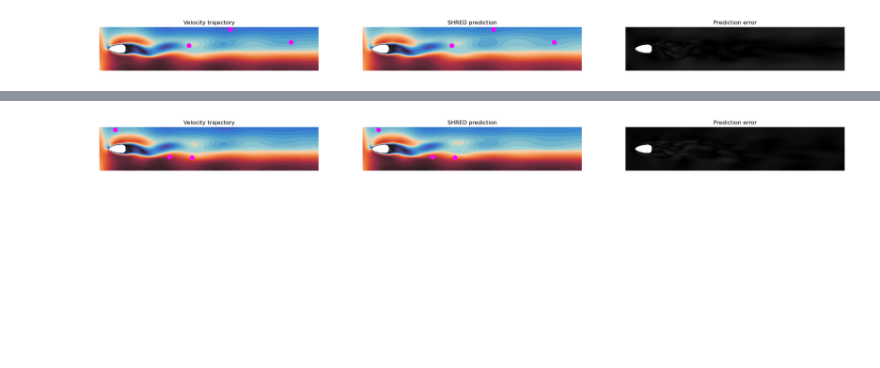
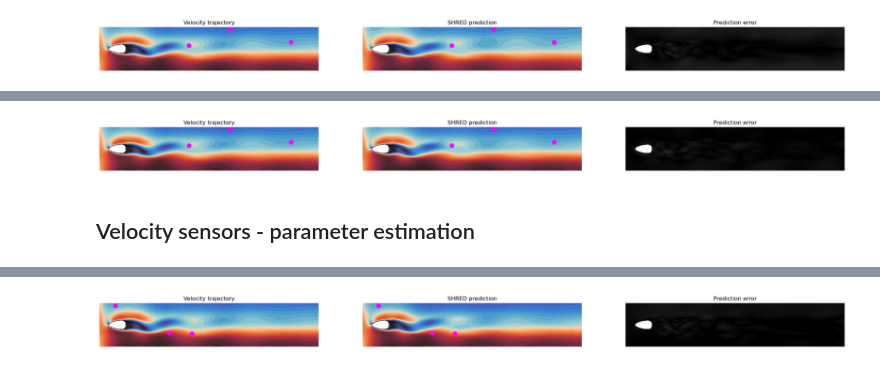
Before and after one commit to markus0800/SHRED-ROM, a Jupyter notebook: FlowAroundObstacle.ipynb, the cells around one changed output, grey strips where cells are left out. Cells and saved outputs as stored; diff of their text form; code cells hidden in the pictures; blank space fills up the shorter version.

```diff
--- a/FlowAroundObstacle.ipynb
+++ b/FlowAroundObstacle.ipynb
@@ -642,7 +638,7 @@ train_errors, valid_errors = fit(shred, train_dataset, valid_dataset, batch_size
 from utils.models import SHRED, fit
 
 shred = SHRED(nsensors + nparams, kvelocity, hidden_size = 64, hidden_layers = 2, decoder_sizes = [350, 400], dropout = 0.1).to(device)
-shred.load_state_dict(torch.load('NN/FluidAroundObstacle_shred_fixedsensors_velocity.pt', weights_only = True));
+shred.load_state_dict(torch.load('NN/FlowAroundObstacle_shred_velocity.pt', weights_only = True));
 # %%
 # SHRED ERRORS ON TEST DATA
 
@@ -708,0 +809,47 @@ trajectories_with_fixedsensors(plotlist, MUtest[whichtrajectory, 0, 2:], idx_sen
+# %%
+# FOM vs SHRED PREDICTION (PLOTS)
+
+def trajectories_with_sensors(vts, params_geo, idx_sensors, titles = None):
+    """
+    Trajectories with sensors
+    Input: list of trajectories with dimension (ntimes, nstate), geometric parameters and and the selected sensor indices
+    """
+
+    mesh = mesh_generator(params_geo[0], params_geo[1])
+    Vh = VectorFunctionSpace(mesh, "CG", 2)
+    sensors_coordinates = torch.from_numpy(Vh.sub(0).collapse().tabulate_dof_coordinates()[idx_sensors]).reshape(-1)
+    v = Function(Vh)
+
+    vmin = min(np.abs(plotlist[j]).min() for j in range(len(plotlist)))
+    vmax = max(np.abs(plotlist[j]).max() for j in range(len(plotlist)))
+
+    for i in range(vts[0].shape[0]):
+
+        vmin = min(vts[j].abs().min() for j in range(len(vts)))
+        vmax = max(vts[j].abs().max() for j in range(len(vts)))
+
+        plt.figure(figsize = (200, 200))
+        for j in range(len(vts)):
+            plt.subplot(20, 20, j+1)
+            v.vector()[:] = vts[j][i]
+            plot(sqrt(inner(v, v)), cmap = cmap, vmin = vmin, vmax = vmax)
+            if j < len(vts)-1:
+               for k in np.arange(0, nsensors * 2, 2):
+                   plt.plot(sensors_coordinates[k], sensors_coordinates[k+1], 'o', mfc = '#FF00FF', mec = '#FF00FF', ms = 8, mew = 2)
+            plt.title(titles[j])
+            plt.axis('off')
+
+        display(plt.gcf())
+        plt.close()
+        clc(wait=True)
+
+whichtrajectory = 0
+whichtimes = torch.arange(180, 200)
+
+plotlist = [Vtest[whichtrajectory, whichtimes], Vtest_hat[whichtrajectory, whichtimes], ((Vtest[whichtrajectory, whichtimes] - Vtest_hat[whichtrajectory, whichtimes])**2).sqrt()]
+
+trajectories_with_sensors(plotlist, MUtest[whichtrajectory, 0, 2:], idx_sensors, titles = ("Velocity trajectory", "SHRED prediction", "Prediction error"))
+# %% [output]
+[figure, added]
+# %% [markdown]
+## Velocity sensors - parameter estimation
```
Also changed, not shown: parts of 38 cells of this notebook, 2 other files.
